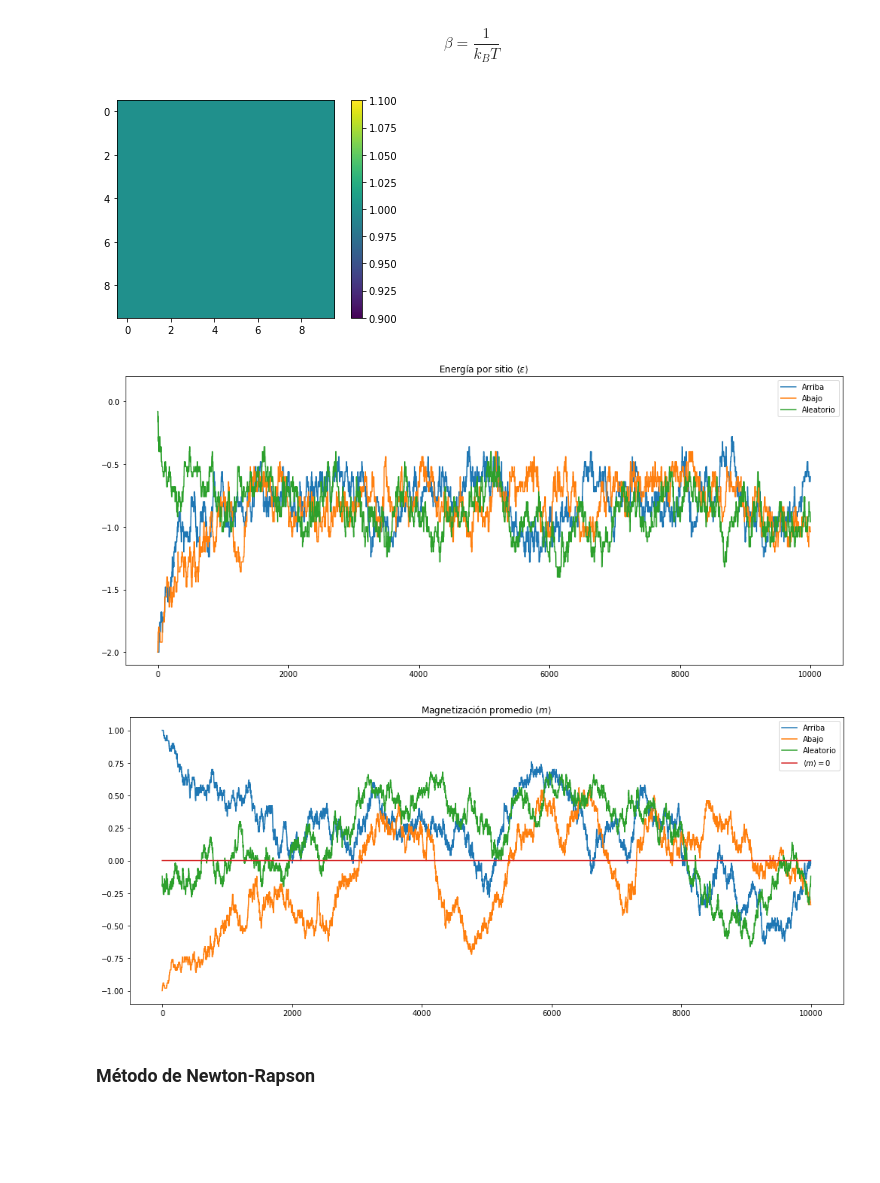
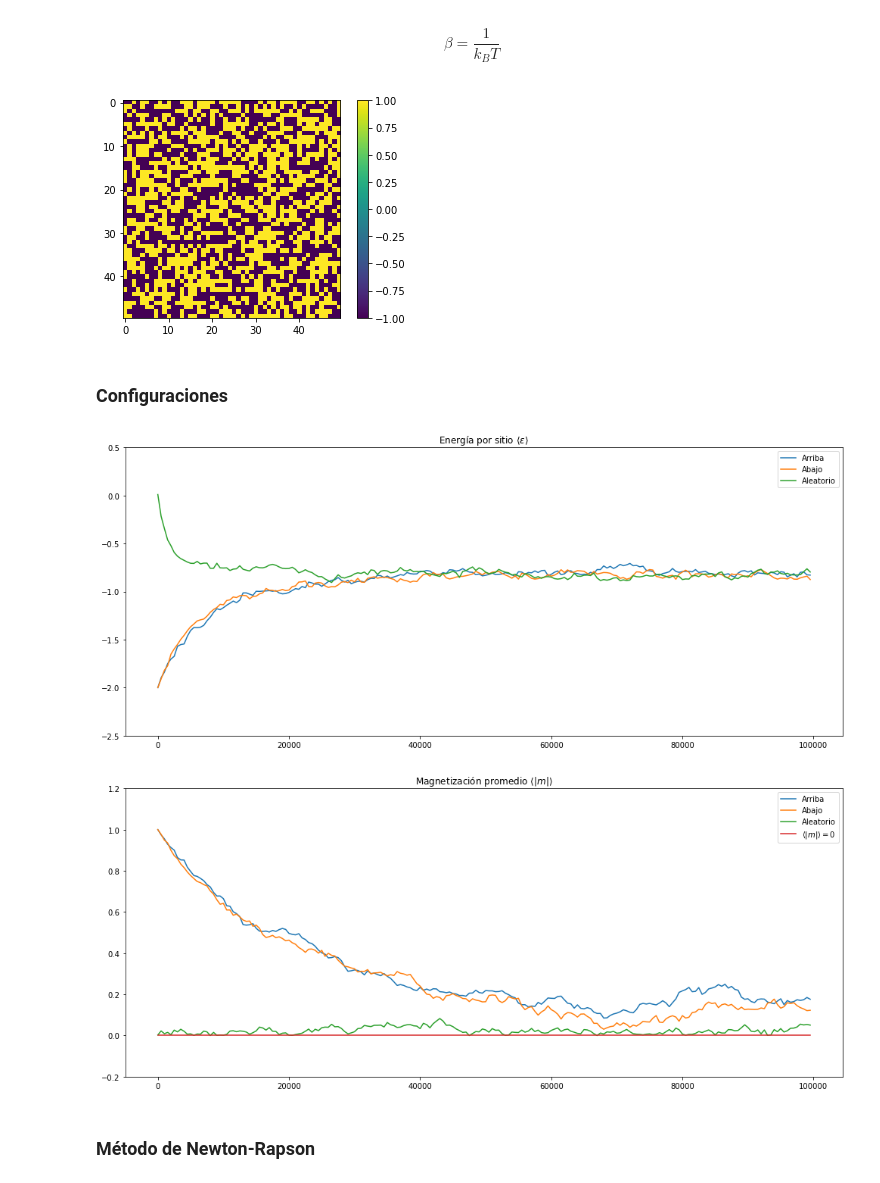
Before and after one commit to joshbrx/Proyectos, a Jupyter notebook: Modelo de Ising.ipynb, the cells around one changed output. Saved outputs shown, nothing was run; the diff lists cells and outputs as text; code cells hidden in the pictures; blank space fills up the shorter version.

```diff
--- a/Modelo de Ising.ipynb
+++ b/Modelo de Ising.ipynb
@@ -128,7 +128,7 @@ mag_p(red)
 # %% [markdown]
 ### Metropolis-Montecarlo
 # %%
-n1 = 10
+n1 = 50
 lista = np.array([1 for n in range(n1**2)])
 arriba = lista.reshape(n1,n1)
 
@@ -189,10 +189,10 @@ def aceptar_cambio(m, T, K=1, filtro=filtro1):
         m = temp[0]
     return m
 # %%
-p = aceptar_cambio(red, 1.5, K=1, filtro=filtro1)
+p = aceptar_cambio(red_a, 1.5, K=1, filtro=filtro1)
 plt.imshow(p); plt.colorbar(); plt.show()
 # %% [output]
-[figure, old version]
+[figure, new version]
 # %%
 @jit
 def evolucion(m, T, vueltas, K=1, filtro=filtro1):
@@ -221,0 +214,2 @@ energias_a, mag_a = observables(config_a, filtro=filtro1)
+# %% [markdown]
+### Configuraciones
@@ -222,21 +230,21 @@ energias_a, mag_a = observables(config_a, filtro=filtro1)
 # %%
 plt.figure(figsize=(17,7))
-plt.plot(range(len(energias1)), energias1/n1**2, label="Arriba")
-plt.plot(range(len(energias2)), energias2/n1**2, label="Abajo")
-plt.plot(range(len(energias_a)), energias_a/n1**2,label="Aleatorio")
-plt.ylim(bottom=-2.1, top=0.2); plt.legend();
+plt.plot(np.arange(len(energias1))*K, energias1/n1**2, label="Arriba")
+plt.plot(np.arange(len(energias2))*K, energias2/n1**2, label="Abajo")
+plt.plot(np.arange(len(energias_a))*K, energias_a/n1**2,label="Aleatorio")
+plt.ylim(bottom=-2.5, top=0.5); plt.legend();
 plt.title(r"Energía por sitio $\langle \varepsilon\rangle$")
 plt.show()
 # %% [output]
-[figure, old version]
+[figure, new version]
 # %%
 plt.figure(figsize=(17,7))
-plt.plot(range(len(energias1)), mag1, label="Arriba")
-plt.plot(range(len(energias2)), mag2, label="Abajo")
-plt.plot(range(len(energias_a)), mag_a,label="Aleatorio")
-plt.plot(range(len(energias_a)), mag_a*0,label=r"$\langle m\rangle=0$")
-plt.ylim(bottom=-1.1, top=1.1); plt.legend();
-plt.title(r"Magnetización promedio $\langle m\rangle$")
+plt.plot(np.arange(len(energias1))*K, np.abs(mag1), label="Arriba")
+plt.plot(np.arange(len(energias2))*K, np.abs(mag2), label="Abajo")
+plt.plot(np.arange(len(energias_a))*K, np.abs(mag_a),label="Aleatorio")
+plt.plot(np.arange(len(energias_a))*K, mag_a*0,label=r"$\langle |m|\rangle=0$")
+plt.ylim(bottom=-0.2, top=1.2); plt.legend();
+plt.title(r"Magnetización promedio $\langle |m|\rangle$")
 plt.show()
 # %% [output]
-[figure, old version]
+[figure, new version]
```
Also changed, not shown: parts of 13 cells of this notebook.
